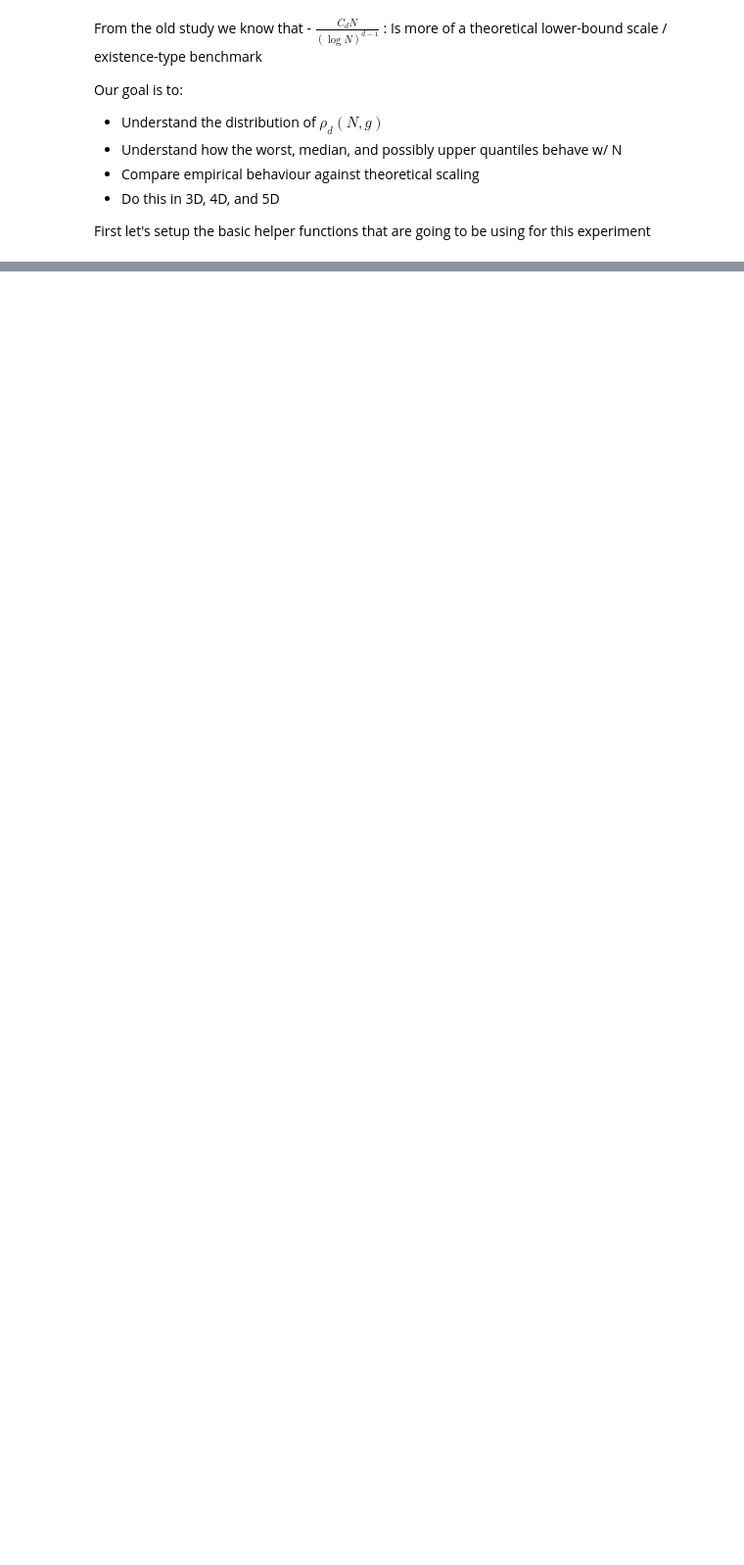
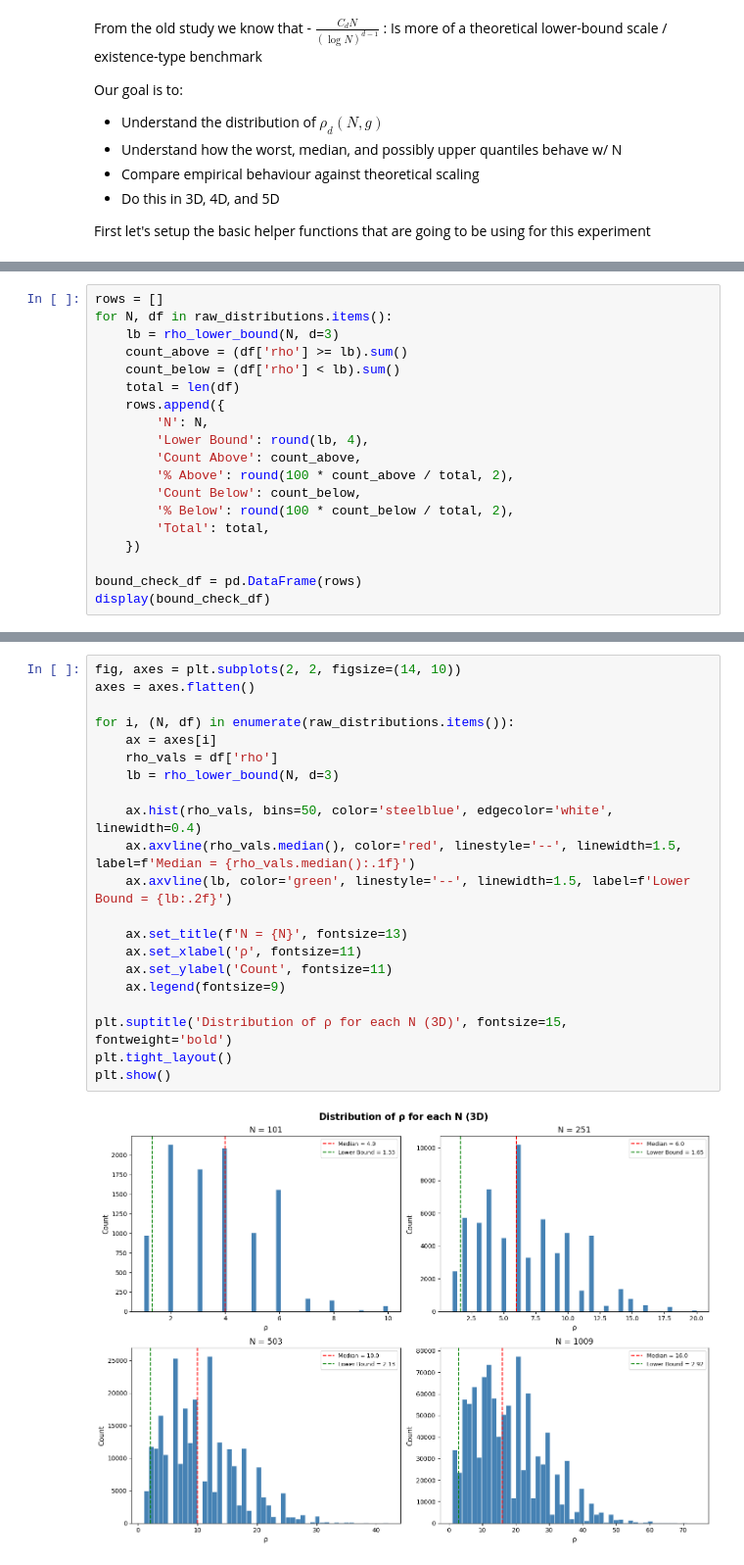
Before and after one commit to Paul-F7/kronecker-project, a Jupyter notebook: phase4.ipynb, the cells around one changed output, grey strips where cells are left out. Shown at 98% size. Saved outputs shown, nothing was run; the diff lists cells and outputs as text; blank space fills up the shorter version.

```diff
--- a/phase4.ipynb
+++ b/phase4.ipynb
@@ -311,0 +126,19 @@ First some helpers
+# %%
+rows = []
+for N, df in raw_distributions.items():
+    lb = rho_lower_bound(N, d=3)
+    count_above = (df['rho'] >= lb).sum()
+    count_below = (df['rho'] < lb).sum()
+    total = len(df)
+    rows.append({
+        'N': N,
+        'Lower Bound': round(lb, 4),
+        'Count Above': count_above,
+        '% Above': round(100 * count_above / total, 2),
+        'Count Below': count_below,
+        '% Below': round(100 * count_below / total, 2),
+        'Total': total,
+    })
+
+bound_check_df = pd.DataFrame(rows)
+display(bound_check_df)
@@ -311,0 +151,23 @@ First some helpers
+# %%
+fig, axes = plt.subplots(2, 2, figsize=(14, 10))
+axes = axes.flatten()
+
+for i, (N, df) in enumerate(raw_distributions.items()):
+    ax = axes[i]
+    rho_vals = df['rho']
+    lb = rho_lower_bound(N, d=3)
+
+    ax.hist(rho_vals, bins=50, color='steelblue', edgecolor='white', linewidth=0.4)
+    ax.axvline(rho_vals.median(), color='red', linestyle='--', linewidth=1.5, label=f'Median = {rho_vals.median():.1f}')
+    ax.axvline(lb, color='green', linestyle='--', linewidth=1.5, label=f'Lower Bound = {lb:.2f}')
+
+    ax.set_title(f'N = {N}', fontsize=13)
+    ax.set_xlabel('ρ', fontsize=11)
+    ax.set_ylabel('Count', fontsize=11)
+    ax.legend(fontsize=9)
+
+plt.suptitle('Distribution of ρ for each N (3D)', fontsize=15, fontweight='bold')
+plt.tight_layout()
+plt.show()
+# %% [output]
+[figure, added]
```
Also changed, not shown: parts of 16 cells of this notebook, 1 other file.
